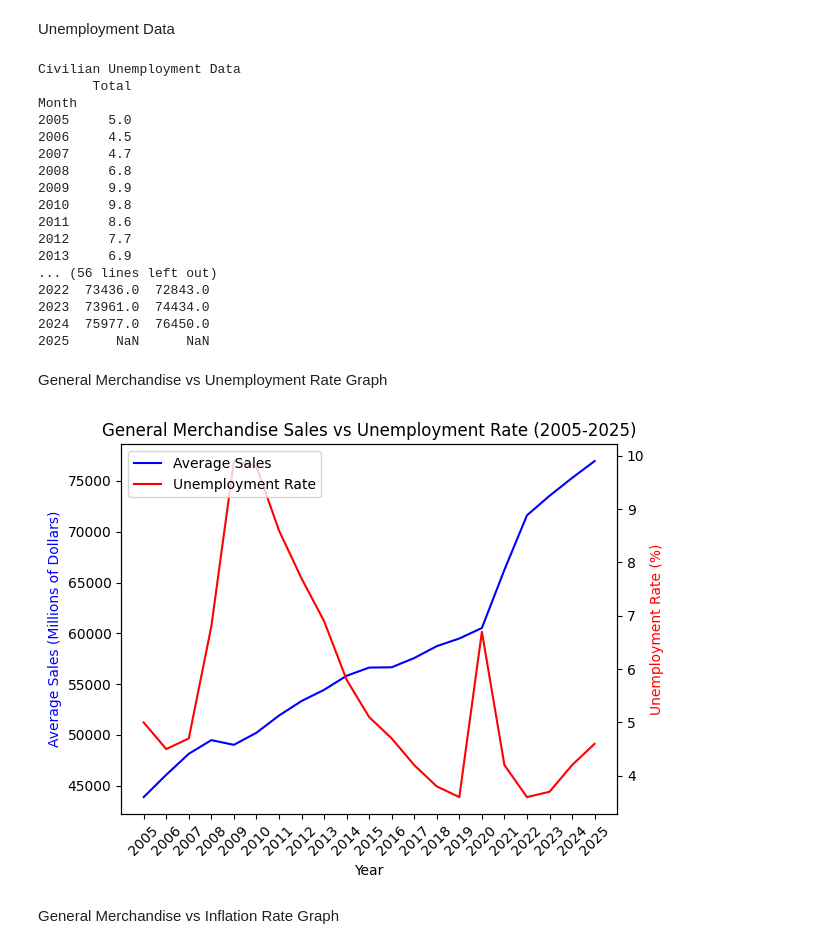
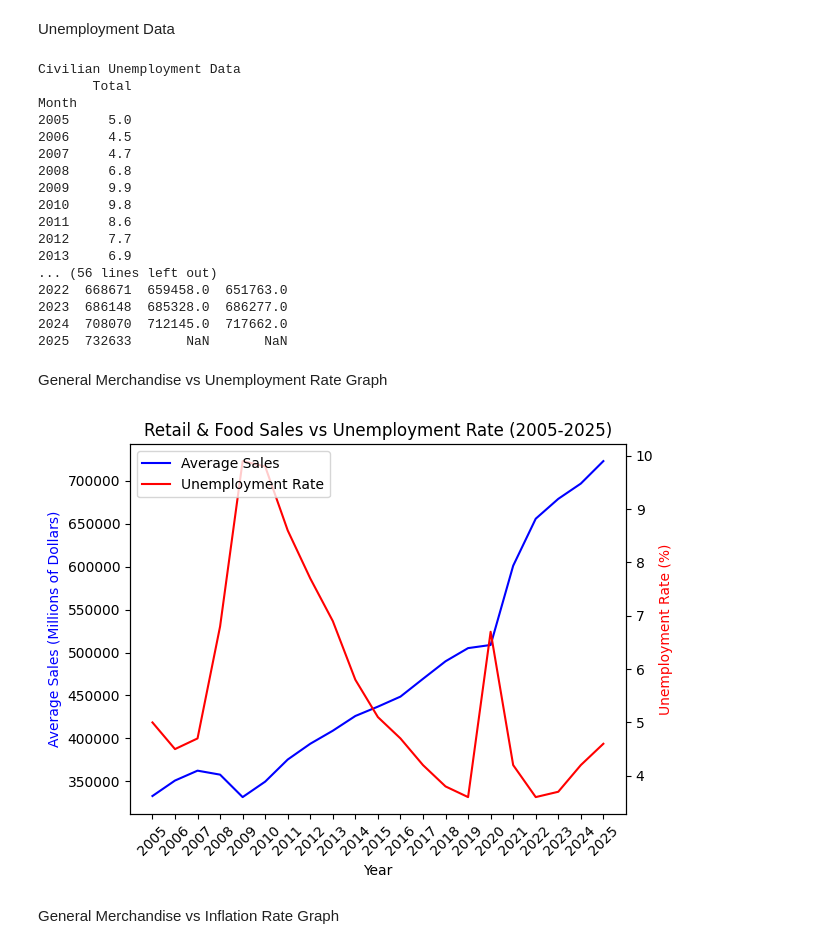
Before and after one commit to AjwadIbnSwalehin/retail-macro-forecasting, a Jupyter notebook: notebooks/general_merchandise.ipynb, the cells around one changed output. Drawn from its saved outputs; the diff is of its cells as text; code cells hidden in the pictures.

```diff
--- a/notebooks/general_merchandise.ipynb
+++ b/notebooks/general_merchandise.ipynb
@@ -17,6 +17,6 @@ from src.analysis_utils import compute_yearly_averages, fit_polynomial_models
 Output Table
 # %%
 # Change the path to what suits your machine
-df = pd.read_csv('../data/general_merchandise_stores_adjusted.csv', index_col = 0)
+df = pd.read_csv('../data/retail_and_food_services_adjusted.csv', index_col = 0)
 print(df)
 # %% [output]
@@ -83,7 +83,7 @@ for year in df.index:
 
 
 # Checking if the data is clean
-print("General Merchandise Data")
+print("Retail & Food Services Data")
 print(df)
 # %% [output]
 Civilian Unemployment Data
@@ -99,34 +99,34 @@ Month
 2012     7.7
 2013     6.9
 ... (56 lines left out)
-2022  73436.0  72843.0
-2023  73961.0  74434.0
-2024  75977.0  76450.0
-2025      NaN      NaN
+2022  668671  659458.0  651763.0
+2023  686148  685328.0  686277.0
+2024  708070  712145.0  717662.0
+2025  732633       NaN       NaN
 # %% [markdown]
 General Merchandise vs Unemployment Rate Graph
 # %%
 fig, ax1 = plt.subplots()
 
 # Sales (left axis)
 line1, = ax1.plot(df.index, yearly_averages, label="Average Sales", color="blue")
 ax1.set_xlabel("Year")
 ax1.set_ylabel("Average Sales (Millions of Dollars)", color="blue")
 ax1.set_xticks(np.arange(2005, 2026, step=1))
 plt.xticks(rotation=45)
 
 # Unemployment (right axis)
 ax2 = ax1.twinx()
 line2, = ax2.plot(unemployment_df.index, unemployment_df['Total'], label="Unemployment Rate", color="red")
 ax2.set_ylabel("Unemployment Rate (%)", color="red")
 
 # Title
-plt.title("General Merchandise Sales vs Unemployment Rate (2005-2025)")
+plt.title("Retail & Food Sales vs Unemployment Rate (2005-2025)")
 plt.legend(handles=[line1, line2], loc="upper left")
 
 plt.show()
 # %% [output]
-[figure, old version]
+[figure, new version]
 # %% [markdown]
 General Merchandise vs Inflation Rate Graph
 # %%
```
Also changed, not shown: parts of 8 cells of this notebook, 1 other file.
